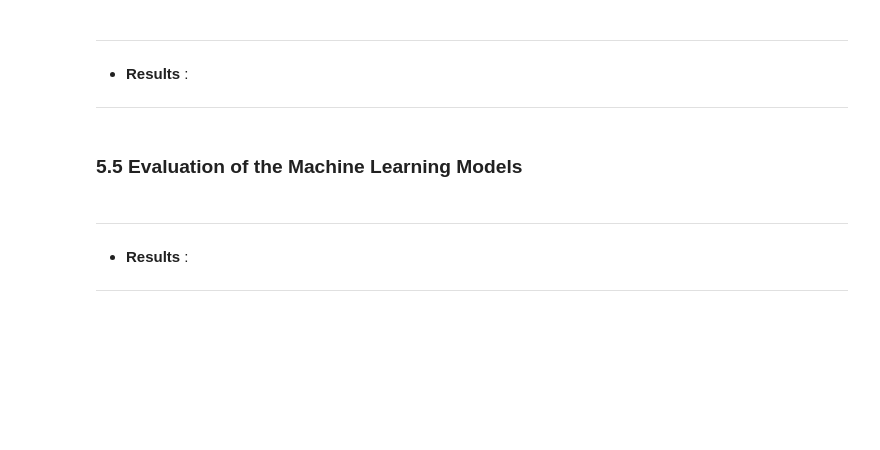
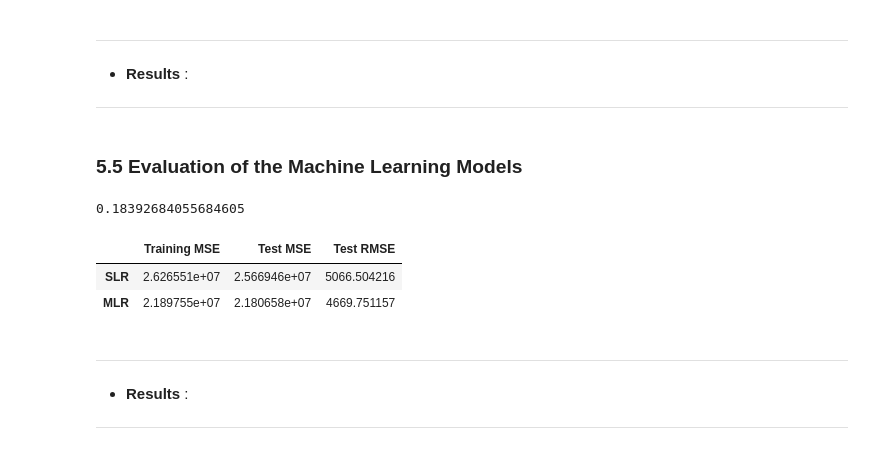
Before and after one commit to Team6regressionsprint/load-shortfall-regression-predict-api, a Jupyter notebook: starter-notebook_framework.ipynb, the cells around one changed output. Saved outputs shown, nothing was run; the diff lists cells and outputs as text; code cells hidden in the pictures; blank space fills up the shorter version.

```diff
--- a/starter-notebook_framework.ipynb
+++ b/starter-notebook_framework.ipynb
@@ -599,0 +697,7 @@ df_copy = df_copy.drop(['Unnamed: 0'], axis=1)
+# %%
+#print model summary
+#print(fitted.summary())
+# comparison linear model
+slr = LinearRegression()
+
+slr.fit(X_train[['Month']], y_train)
@@ -637,6 +743,34 @@ df_copy = df_copy.drop(['Unnamed: 0'], axis=1)
 ***
 # %% [markdown]
 ### 5.5 Evaluation of the Machine Learning Models
+# %%
+predictedY = {'Training MSE':
+                    {
+                        "SLR": metrics.mean_squared_error(y_train, slr.predict(X_train[['Month']])),
+                        "MLR": metrics.mean_squared_error(y_train, lm.predict(X_train))
+                    },
+                'Test MSE':
+                    {
+                        "SLR": metrics.mean_squared_error(y_test, slr.predict(X_test[['Month']])),
+                        "MLR": metrics.mean_squared_error(y_test, lm.predict(X_test))
+                    },
+                'Test RMSE':
+                    {
+                        "SLR": math.sqrt(metrics.mean_squared_error(y_test, slr.predict(X_test[['Month']]))),
+                        "MLR": math.sqrt(metrics.mean_squared_error(y_test, lm.predict(X_test)))
+                    }
+                }
+
+print(metrics.r2_score(y_test, lm.predict(X_test)))
+
+# create dataframe from dictionary
+results_df = pd.DataFrame(data=predictedY)
+results_df
+# %% [output]
+0.18392684055684605
+|  | Training MSE | Test MSE | Test RMSE |
+| SLR | 2.626551e+07 | 2.566946e+07 | 5066.504216 |
+| MLR | 2.189755e+07 | 2.180658e+07 | 4669.751157 |
 # %% [markdown]
 ***
 
```
Also changed, not shown: parts of 26 cells of this notebook.
